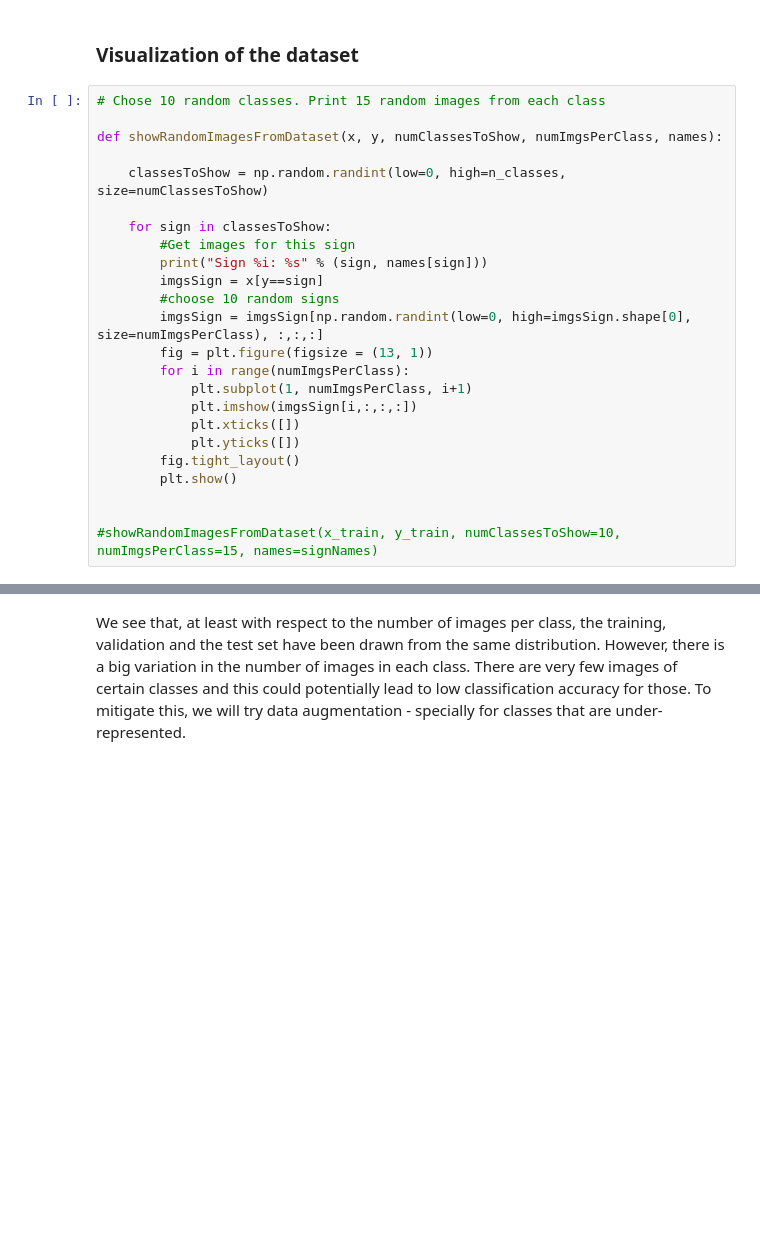
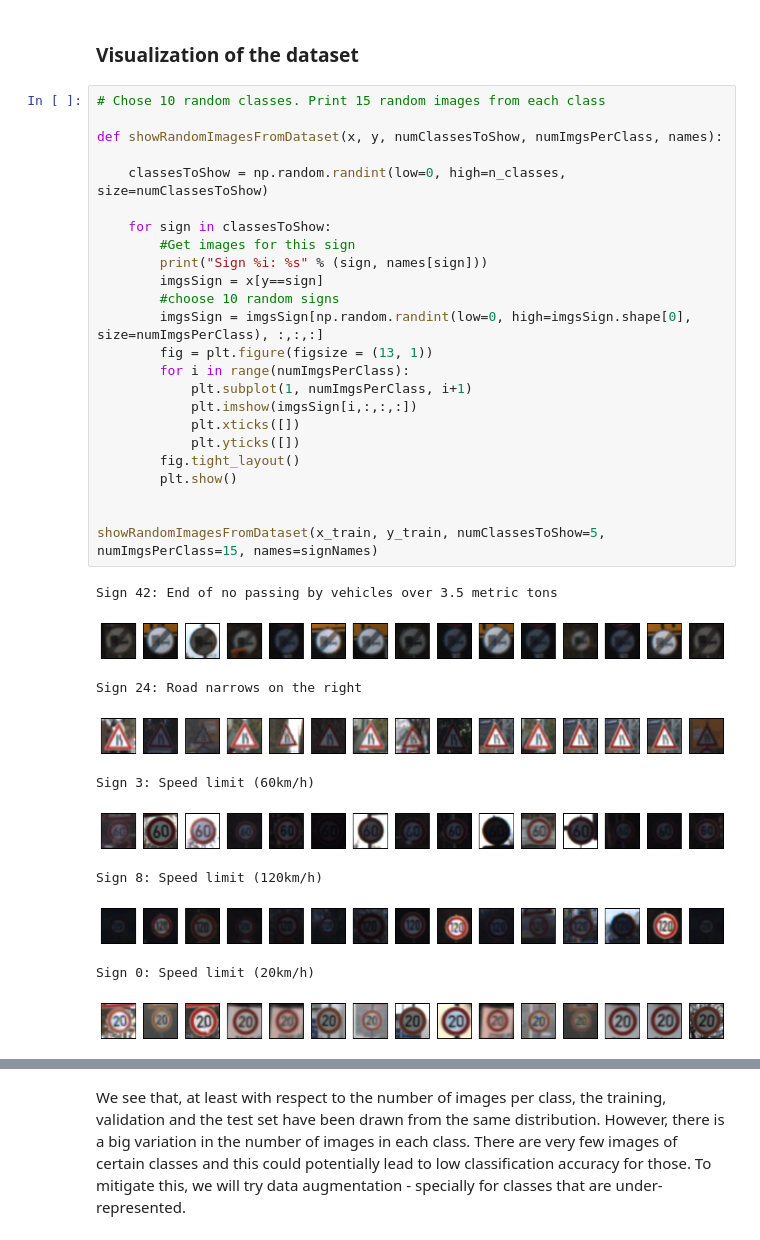
Before and after one commit to precyon/Traffic-Sign-Classifier, a Jupyter notebook: Traffic_Sign_Classifier.ipynb, the cells around one changed output, grey strips where cells are left out. Drawn from its saved outputs; the diff is of its cells as text; blank space fills up the shorter version.

```diff
--- a/Traffic_Sign_Classifier.ipynb
+++ b/Traffic_Sign_Classifier.ipynb
@@ -88,27 +90,38 @@ Number of classes = 43
 # %%
 # Chose 10 random classes. Print 15 random images from each class
 
 def showRandomImagesFromDataset(x, y, numClassesToShow, numImgsPerClass, names):
 
     classesToShow = np.random.randint(low=0, high=n_classes, size=numClassesToShow)
 
     for sign in classesToShow:
         #Get images for this sign
         print("Sign %i: %s" % (sign, names[sign]))
         imgsSign = x[y==sign]
         #choose 10 random signs
         imgsSign = imgsSign[np.random.randint(low=0, high=imgsSign.shape[0], size=numImgsPerClass), :,:,:]
         fig = plt.figure(figsize = (13, 1))
         for i in range(numImgsPerClass):
             plt.subplot(1, numImgsPerClass, i+1)
             plt.imshow(imgsSign[i,:,:,:])
             plt.xticks([])
             plt.yticks([])
         fig.tight_layout()
         plt.show()
 
 
-#showRandomImagesFromDataset(x_train, y_train, numClassesToShow=10, numImgsPerClass=15, names=signNames)
+showRandomImagesFromDataset(x_train, y_train, numClassesToShow=5, numImgsPerClass=15, names=signNames)
+# %% [output]
+Sign 42: End of no passing by vehicles over 3.5 metric tons
+[figure, added]
+Sign 24: Road narrows on the right
+[figure, added]
+Sign 3: Speed limit (60km/h)
+[figure, added]
+Sign 8: Speed limit (120km/h)
+[figure, added]
+Sign 0: Speed limit (20km/h)
+[figure, added]
 # %%
 #Distributions of the training, validation and the test sets
 
```
Also changed, not shown: parts of 11 cells of this notebook.
